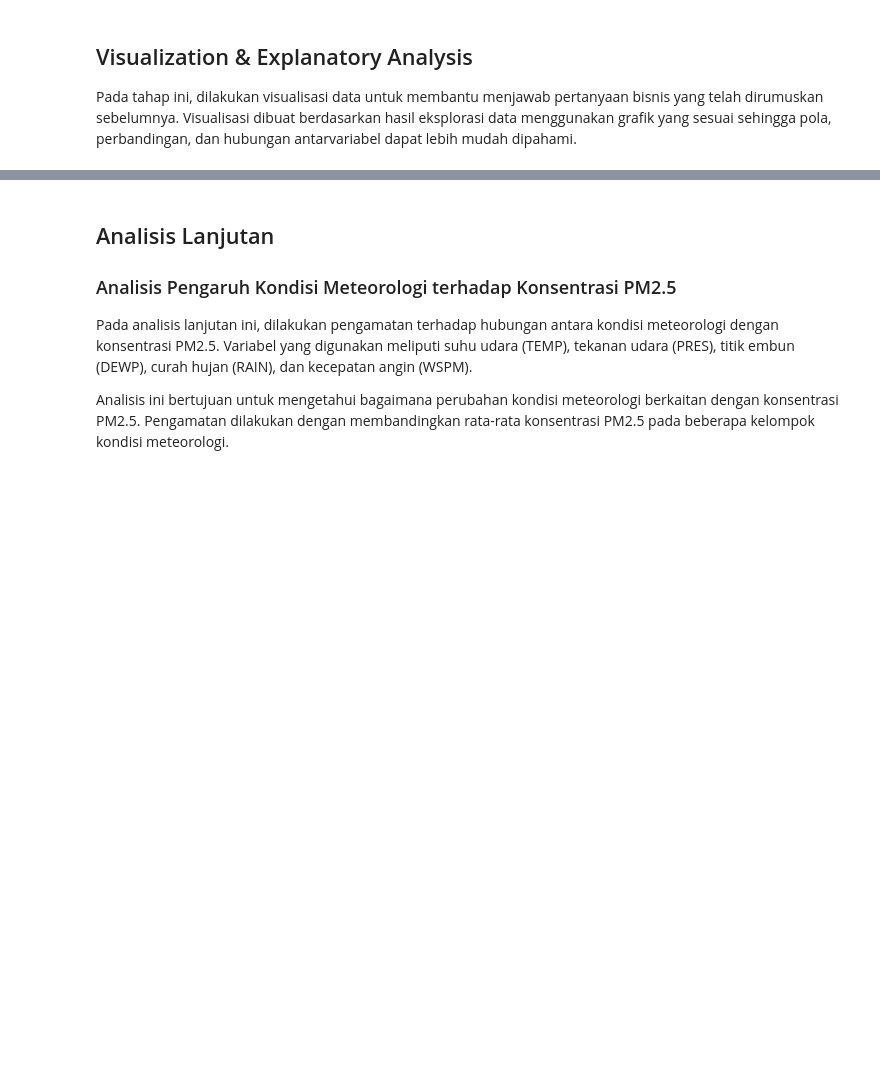
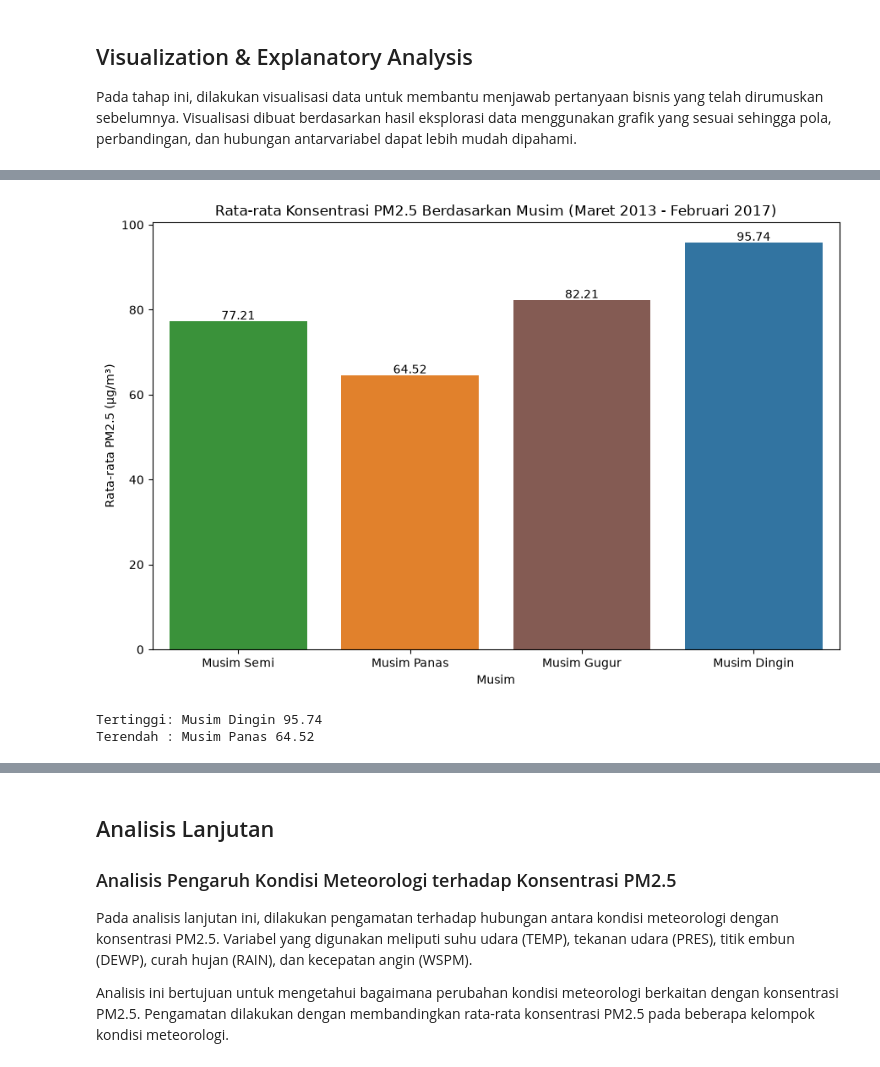
Before and after one commit to bolang1152/air-quality-beijing-dashboard, a Jupyter notebook: notebook.ipynb, the cells around one changed output, grey strips where cells are left out. Drawn from its saved outputs; the diff is of its cells as text; code cells hidden in the pictures; blank space fills up the shorter version.

```diff
--- a/notebook.ipynb
+++ b/notebook.ipynb
@@ -654,0 +739,21 @@ Secara keseluruhan, PM2.5, PM10, SO2, NO2, dan CO cenderung memiliki konsentrasi
+# %%
+season_colors = ["#2ca02c", "#ff7f0e", "#8c564b", "#1f77b4"]
+
+plt.figure(figsize=(9, 6))
+ax = sns.barplot(x=pm25_by_season.index, y=pm25_by_season.values,
+                 palette=season_colors, hue=pm25_by_season.index, legend=False)
+for i, v in enumerate(pm25_by_season.values):
+    ax.text(i, v + 0.5, f"{v:.2f}", ha="center", fontsize=10)
+
+plt.title("Rata-rata Konsentrasi PM2.5 Berdasarkan Musim (Maret 2013 - Februari 2017)")
+plt.xlabel("Musim")
+plt.ylabel("Rata-rata PM2.5 (µg/m³)")
+plt.tight_layout()
+plt.show()
+
+print("Tertinggi:", pm25_by_season.idxmax(), pm25_by_season.max())
+print("Terendah :", pm25_by_season.idxmin(), pm25_by_season.min())
+# %% [output]
+[figure, added]
+Tertinggi: Musim Dingin 95.74
+Terendah : Musim Panas 64.52
```
Also changed, not shown: parts of 35 cells of this notebook, 3 other files.
